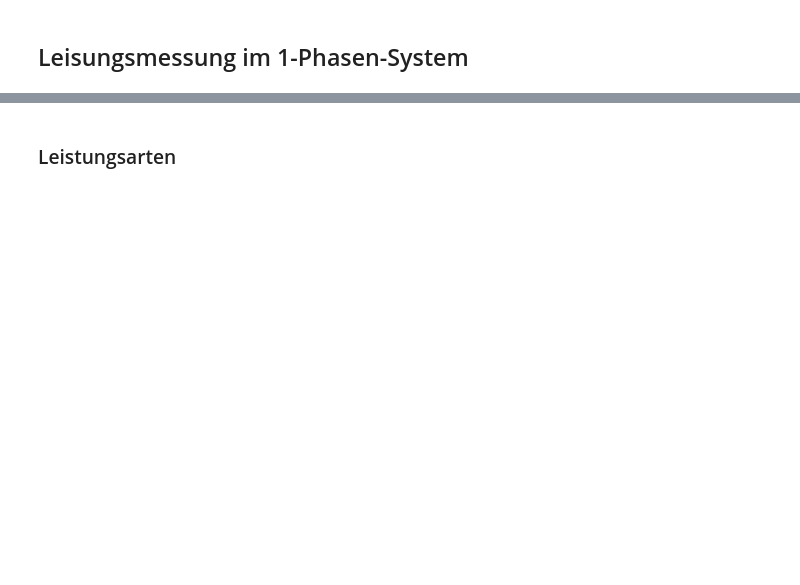
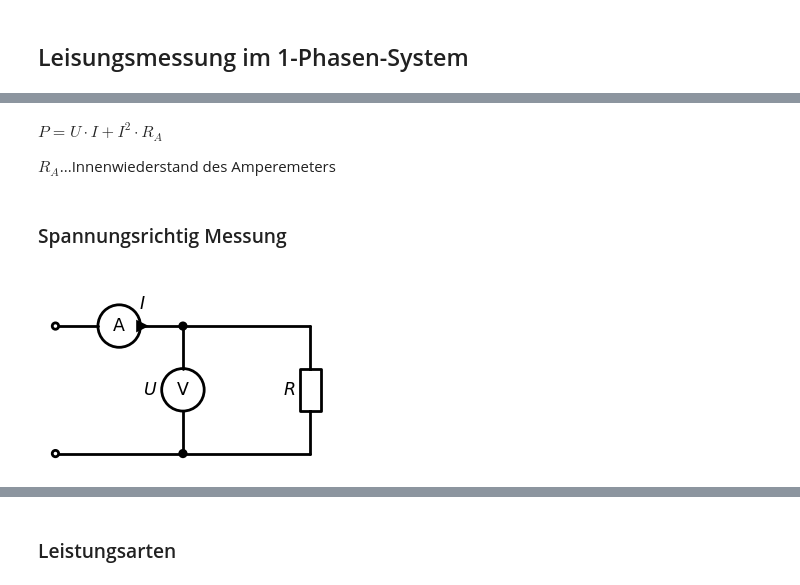
Before and after one commit to Dan00712/CompendiumMatura, a Jupyter notebook: notebooks/mtrs.ipynb, the cells around one changed output, grey strips where cells are left out. Cells and saved outputs as stored; diff of their text form; code cells hidden in the pictures; blank space fills up the shorter version.

```diff
--- a/notebooks/mtrs.ipynb
+++ b/notebooks/mtrs.ipynb
@@ -58,0 +122,24 @@ import control_block_diagram
+# %% [markdown]
+$P = U\cdot I + I^2\cdot R_A$
+
+$R_A$...Innenwiederstand des Amperemeters
+# %% [markdown]
+### Spannungsrichtig Messung
+# %%
+with schemdraw.Drawing() as d:
+    #d += elm.Dot(open=True)
+
+    d += (amp := elm.MeterA().right().dot().idot(open=True))
+    d += elm.CurrentLabelInline(amp).label('$I$').flip().reverse()
+    an = d.here
+    d += elm.Line().right()
+
+    d += elm.ResistorIEC().down().label('$R$')
+    d += elm.Line().left().dot()
+
+    d.push()
+    d += (vm := elm.MeterV().to(an).label('$U$'))
+    d.pop()
+    d += elm.Line().left().dot(open=True)
+# %% [output]
+[figure, added]
```
Also changed, not shown: parts of 15 cells of this notebook.
